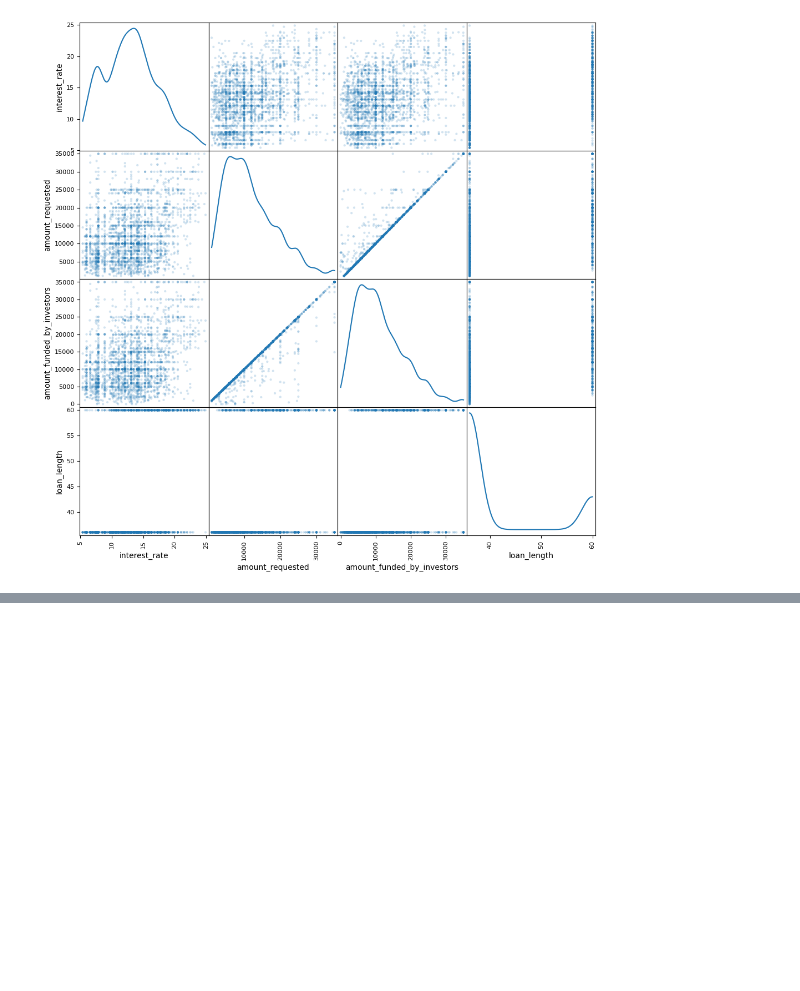
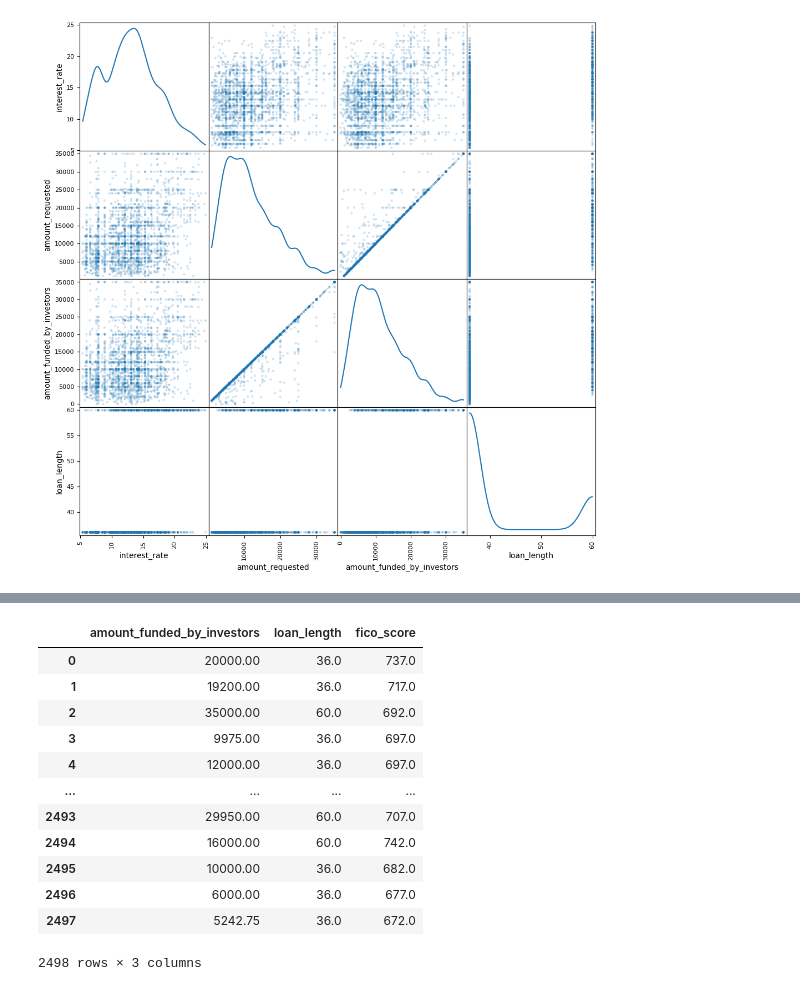
Before and after one commit to TLuter-252/Linear-Regression-Case-Study, a Jupyter notebook: Maddog.ipynb, the cells around one changed output, grey strips where cells are left out. Cells and saved outputs as stored; diff of their text form; code cells hidden in the pictures; blank space fills up the shorter version.

```diff
--- a/Maddog.ipynb
+++ b/Maddog.ipynb
@@ -139,0 +141,18 @@ features
+# %%
+df_funded = df.copy()
+df_funded.drop(columns=['fico_high', 'fico_low', 'interest_rate', 'amount_requested'], inplace=True)
+df_funded
+# %% [output]
+|  | amount_funded_by_investors | loan_length | fico_score |
+| 0 | 20000.00 | 36.0 | 737.0 |
+| 1 | 19200.00 | 36.0 | 717.0 |
+| 2 | 35000.00 | 60.0 | 692.0 |
+| 3 | 9975.00 | 36.0 | 697.0 |
+| 4 | 12000.00 | 36.0 | 697.0 |
+| ... | ... | ... | ... |
+| 2493 | 29950.00 | 60.0 | 707.0 |
+| 2494 | 16000.00 | 60.0 | 742.0 |
+| 2495 | 10000.00 | 36.0 | 682.0 |
+| 2496 | 6000.00 | 36.0 | 677.0 |
+| 2497 | 5242.75 | 36.0 | 672.0 |
+2498 rows × 3 columns
```
Also changed, not shown: parts of 17 cells of this notebook.
